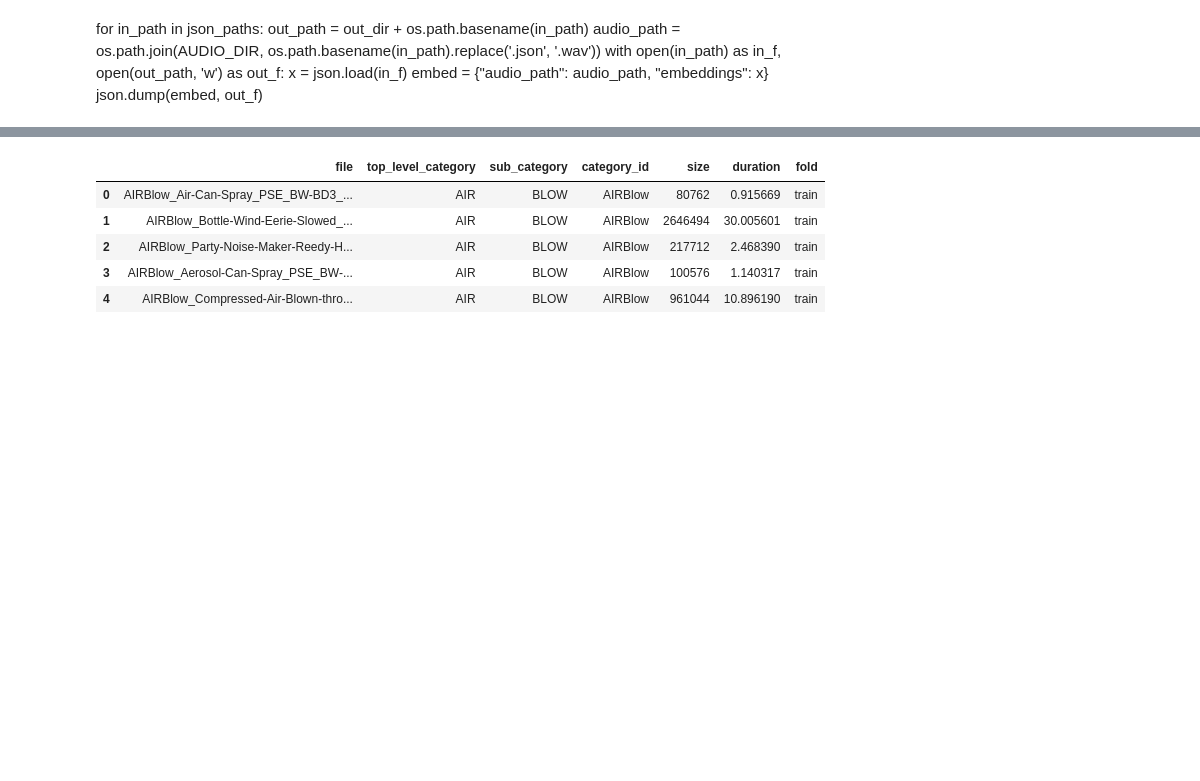
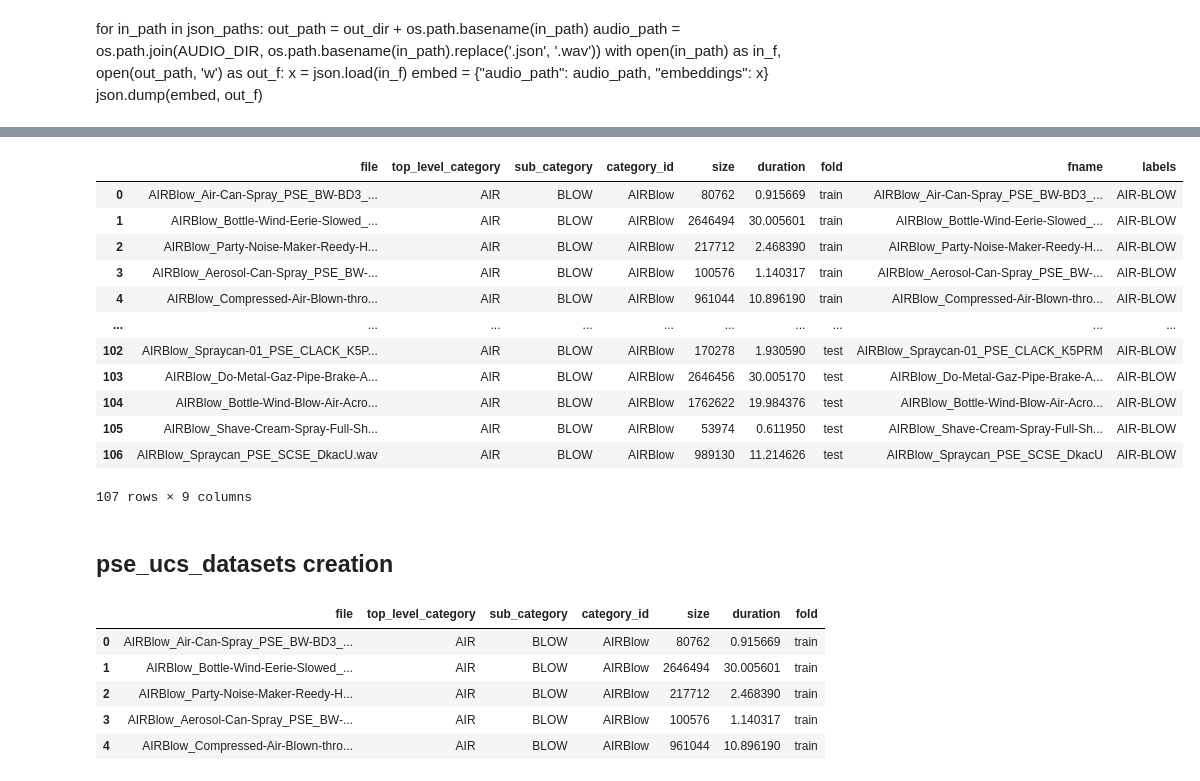
Before and after one commit to raraz15/semantic-sound-similarity, a Jupyter notebook: code/notebooks/dafx_analysis.ipynb, the cells around one changed output, grey strips where cells are left out. Saved outputs shown, nothing was run; the diff lists cells and outputs as text; code cells hidden in the pictures; blank space fills up the shorter version.

```diff
--- a/code/notebooks/dafx_analysis.ipynb
+++ b/code/notebooks/dafx_analysis.ipynb
@@ -55,0 +58,3 @@ for in_path in json_paths:
+# %%
+df = pd.read_csv('../../data/pse_ucs_datasets-150k.csv')
+df.head()
@@ -56,3 +92,21 @@ for in_path in json_paths:
+# %%
+df[find_indices_containing_label('AIR-BLOW', df)]
+# %% [output]
+|  | file | top_level_category | sub_category | category_id | size | duration | fold | fname | labels |
+| 0 | AIRBlow_Air-Can-Spray_PSE_BW-BD3_... | AIR | BLOW | AIRBlow | 80762 | 0.915669 | train | AIRBlow_Air-Can-Spray_PSE_BW-BD3_... | AIR-BLOW |
+| 1 | AIRBlow_Bottle-Wind-Eerie-Slowed_... | AIR | BLOW | AIRBlow | 2646494 | 30.005601 | train | AIRBlow_Bottle-Wind-Eerie-Slowed_... | AIR-BLOW |
+| 2 | AIRBlow_Party-Noise-Maker-Reedy-H... | AIR | BLOW | AIRBlow | 217712 | 2.468390 | train | AIRBlow_Party-Noise-Maker-Reedy-H... | AIR-BLOW |
+| 3 | AIRBlow_Aerosol-Can-Spray_PSE_BW-... | AIR | BLOW | AIRBlow | 100576 | 1.140317 | train | AIRBlow_Aerosol-Can-Spray_PSE_BW-... | AIR-BLOW |
+| 4 | AIRBlow_Compressed-Air-Blown-thro... | AIR | BLOW | AIRBlow | 961044 | 10.896190 | train | AIRBlow_Compressed-Air-Blown-thro... | AIR-BLOW |
+| ... | ... | ... | ... | ... | ... | ... | ... | ... | ... |
+| 102 | AIRBlow_Spraycan-01_PSE_CLACK_K5P... | AIR | BLOW | AIRBlow | 170278 | 1.930590 | test | AIRBlow_Spraycan-01_PSE_CLACK_K5PRM | AIR-BLOW |
+| 103 | AIRBlow_Do-Metal-Gaz-Pipe-Brake-A... | AIR | BLOW | AIRBlow | 2646456 | 30.005170 | test | AIRBlow_Do-Metal-Gaz-Pipe-Brake-A... | AIR-BLOW |
+| 104 | AIRBlow_Bottle-Wind-Blow-Air-Acro... | AIR | BLOW | AIRBlow | 1762622 | 19.984376 | test | AIRBlow_Bottle-Wind-Blow-Air-Acro... | AIR-BLOW |
+| 105 | AIRBlow_Shave-Cream-Spray-Full-Sh... | AIR | BLOW | AIRBlow | 53974 | 0.611950 | test | AIRBlow_Shave-Cream-Spray-Full-Sh... | AIR-BLOW |
+| 106 | AIRBlow_Spraycan_PSE_SCSE_DkacU.wav | AIR | BLOW | AIRBlow | 989130 | 11.214626 | test | AIRBlow_Spraycan_PSE_SCSE_DkacU | AIR-BLOW |
+107 rows × 9 columns
+# %% [markdown]
+## pse_ucs_datasets creation
 # %%
 csv_path = '/home/ffont/research/pse_ucs_datasets/pse150k/dataset.csv'
 df = pd.read_csv(csv_path)
```
Also changed, not shown: parts of 6 cells of this notebook.
